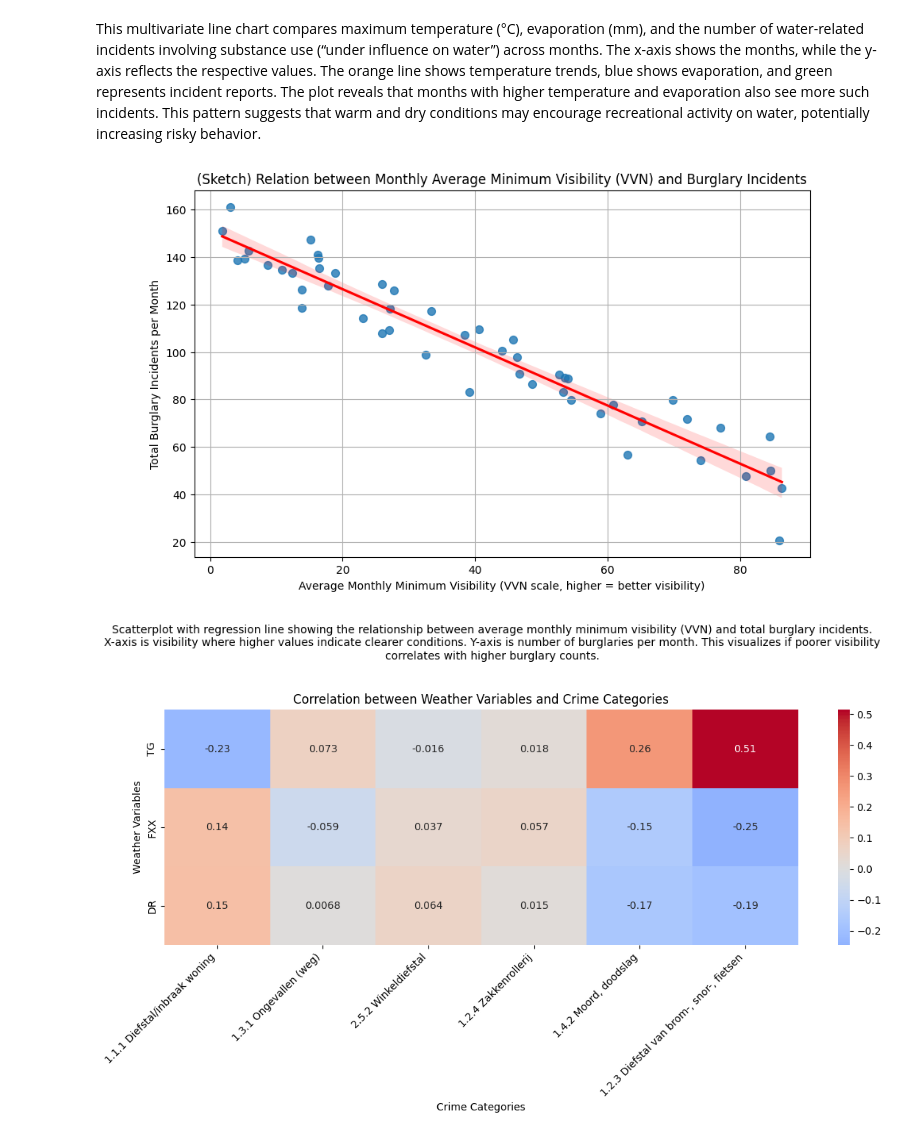
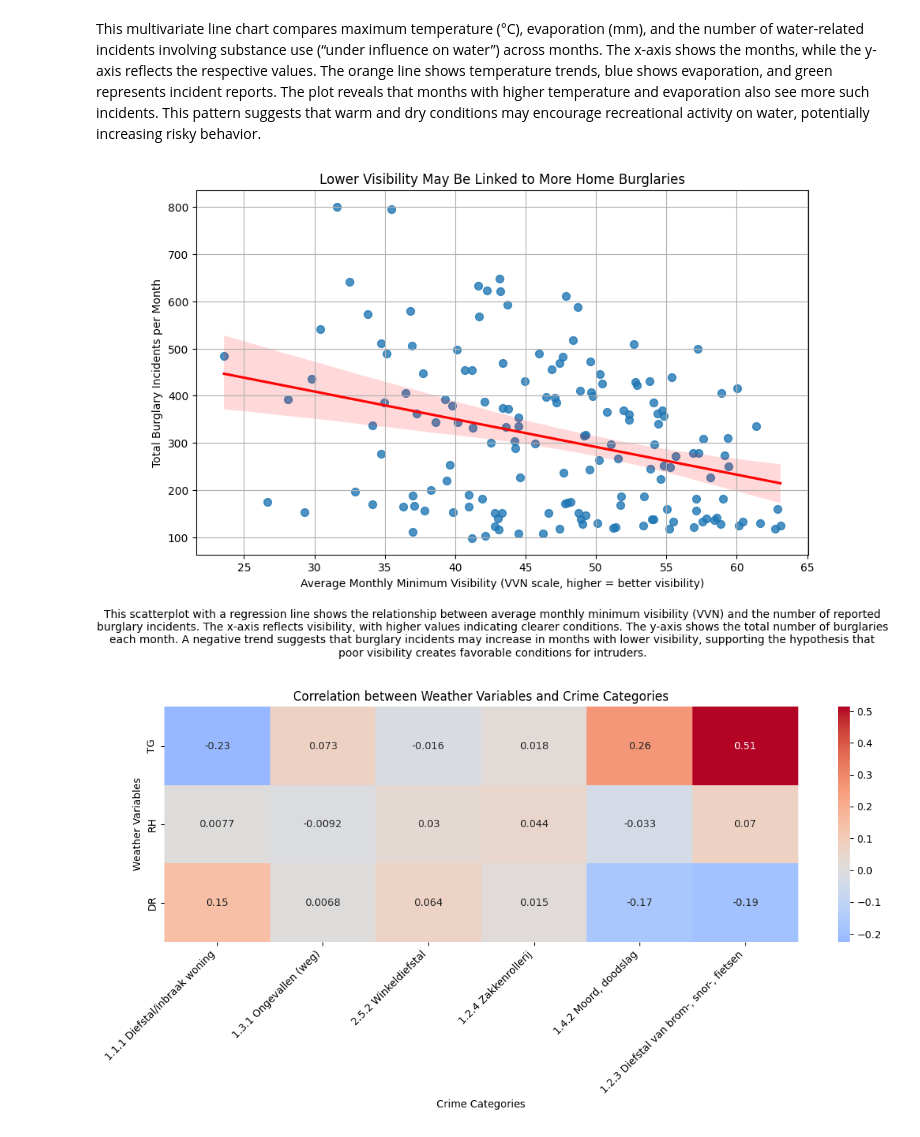
Before and after one commit to tomvanegmond/InfoVis, a Jupyter notebook: docs/notebook.ipynb, the cells around one changed output. Cells and saved outputs as stored; diff of their text form; code cells hidden in the pictures.

Commit message:
plots aanpassen paar kleine schoonheidsverbeteringen

```diff
--- a/docs/notebook.ipynb
+++ b/docs/notebook.ipynb
@@ -12,6 +12,6 @@ from IPython.display import display, Markdown
 
 You can put your data at the same directory as the notebook file and then use `pandas` to load the data.
 # %%
-df = pd.read_csv("merged_weather_all_crime.csv")
+df = pd.read_csv("merged_weather_misdrijven_monthly_v3.csv")
 df
 # %% [output]
@@ -110,61 +110,31 @@ temperature trends, blue shows evaporation, and green represents incident report
 months with higher temperature and evaporation also see more such incidents. This pattern suggests
 that warm and dry conditions may encourage recreational activity on water, potentially increasing risky behavior.
 # %%
-# plt.figure(figsize=(10,6))
+plt.figure(figsize=(10,6))
 
-# sns.regplot(data=df, x='VVN', y='inbraken', scatter_kws={'s':50}, line_kws={'color':'red'})
+sns.regplot(data=df, x='VVN', y='1.1.1 Diefstal/inbraak woning', scatter_kws={'s':50}, line_kws={'color':'red'})
 
-# plt.title('Relation between Monthly Average Minimum Visibility (VVN) and Burglary Incidents')
-# plt.xlabel('Average Monthly Minimum Visibility (VVN scale, higher = better visibility)')
-# plt.ylabel('Total Burglary Incidents per Month')
+plt.title('Lower Visibility May Be Linked to More Home Burglaries')
 
-# plt.grid(True)
-
-# caption = (
-#     "Scatterplot with regression line showing the relationship between average monthly minimum visibility (VVN) "
-#     "and the total number of burglary incidents. The x-axis represents visibility on a scale where higher values indicate clearer visibility. "
-#     "The y-axis shows total burglaries recorded each month. "
-#     "This plot allows you to visually assess whether months with poorer visibility correspond to higher burglary counts."
-# )
-
-# plt.figtext(0.5, -0.1, caption, wrap=True, horizontalalignment='center', fontsize=10)
-
-# plt.show()
-
-
-# Simuleer voorbeelddata
-np.random.seed(42)
-months = pd.date_range(start='2010-01-01', periods=50, freq='ME')
-# VVN schaal: 0 (slecht zicht) tot 89 (goed zicht)
-VVN = np.random.uniform(0, 89, size=50)
-# Simuleer inbraken, licht negatief correlerend met VVN (meer zicht = minder inbraken)
-inbraken = (150 - VVN * 1.2) + np.random.normal(0, 10, size=50)
-
-df_example = pd.DataFrame({'month': months, 'VVN': VVN, 'inbraken': inbraken})
-
-# Plot
-plt.figure(figsize=(10,6))
-sns.regplot(data=df_example, x='VVN', y='inbraken', scatter_kws={'s':50}, line_kws={'color':'red'})
-
-plt.title('(Sketch) Relation between Monthly Average Minimum Visibility (VVN) and Burglary Incidents')
 plt.xlabel('Average Monthly Minimum Visibility (VVN scale, higher = better visibility)')
 plt.ylabel('Total Burglary Incidents per Month')
+
 plt.grid(True)
 
 caption = (
-    "Scatterplot with regression line showing the relationship between average monthly minimum visibility (VVN) "
-    "and total burglary incidents. X-axis is visibility where higher values indicate clearer conditions. "
-    "Y-axis is number of burglaries per month. "
-    "This visualizes if poorer visibility correlates with higher burglary counts."
+    "This scatterplot with a regression line shows the relationship between average monthly minimum visibility "
+    "(VVN) and the number of reported burglary incidents. The x-axis reflects visibility, with higher values indicating clearer conditions. "
+    "The y-axis shows the total number of burglaries each month. A negative trend suggests that burglary incidents may increase "
+    "in months with lower visibility, supporting the hypothesis that poor visibility creates favorable conditions for intruders."
 )
 
 plt.figtext(0.5, -0.1, caption, wrap=True, horizontalalignment='center', fontsize=10)
 
 plt.show()
 # %% [output]
-[figure, old version]
+[figure, new version]
 # %%
-weer_vars = ['TG', 'FXX', 'DR']
+weer_vars = ['TG', 'RH', 'DR']
 misdaad_vars = [
     '1.1.1 Diefstal/inbraak woning',
     '1.3.1 Ongevallen (weg)',
@@ -195,4 +165,4 @@ plt.xticks(rotation=45, ha='right')
 plt.tight_layout()
 plt.show()
 # %% [output]
-[figure, old version]
+[figure, new version]
```
Also changed, not shown: parts of 5 cells of this notebook, 22 other files.
